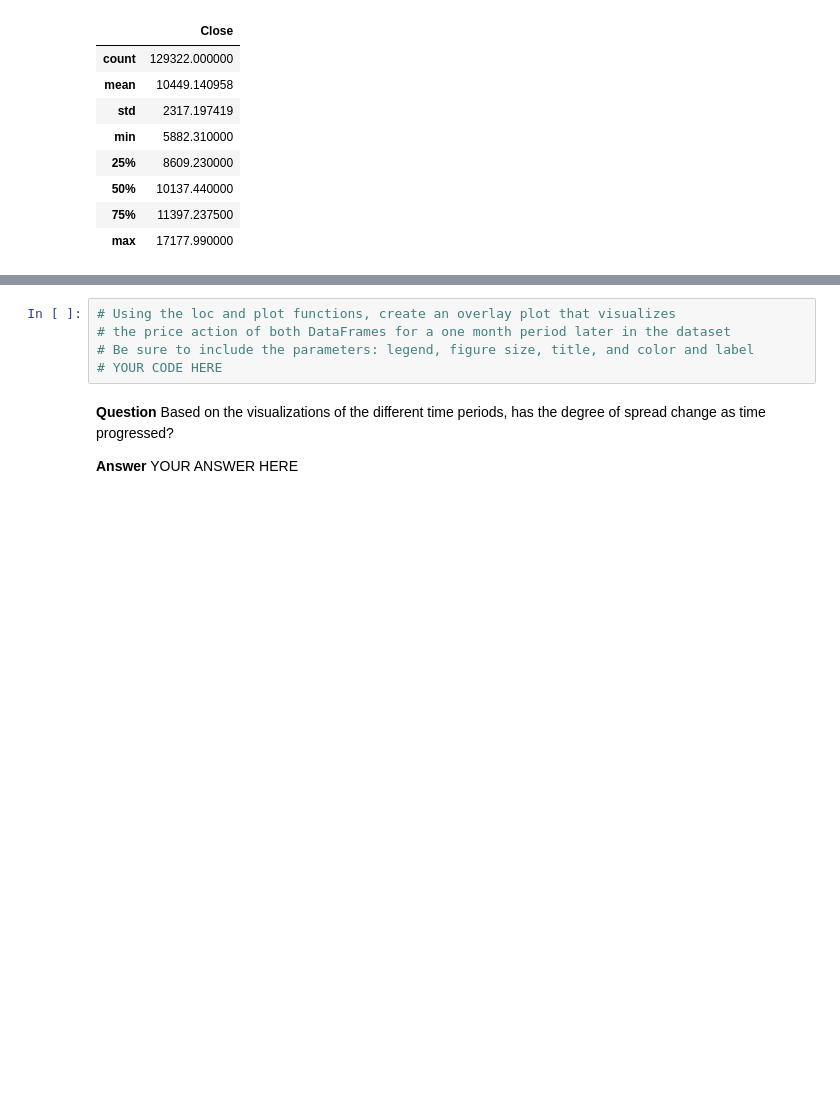
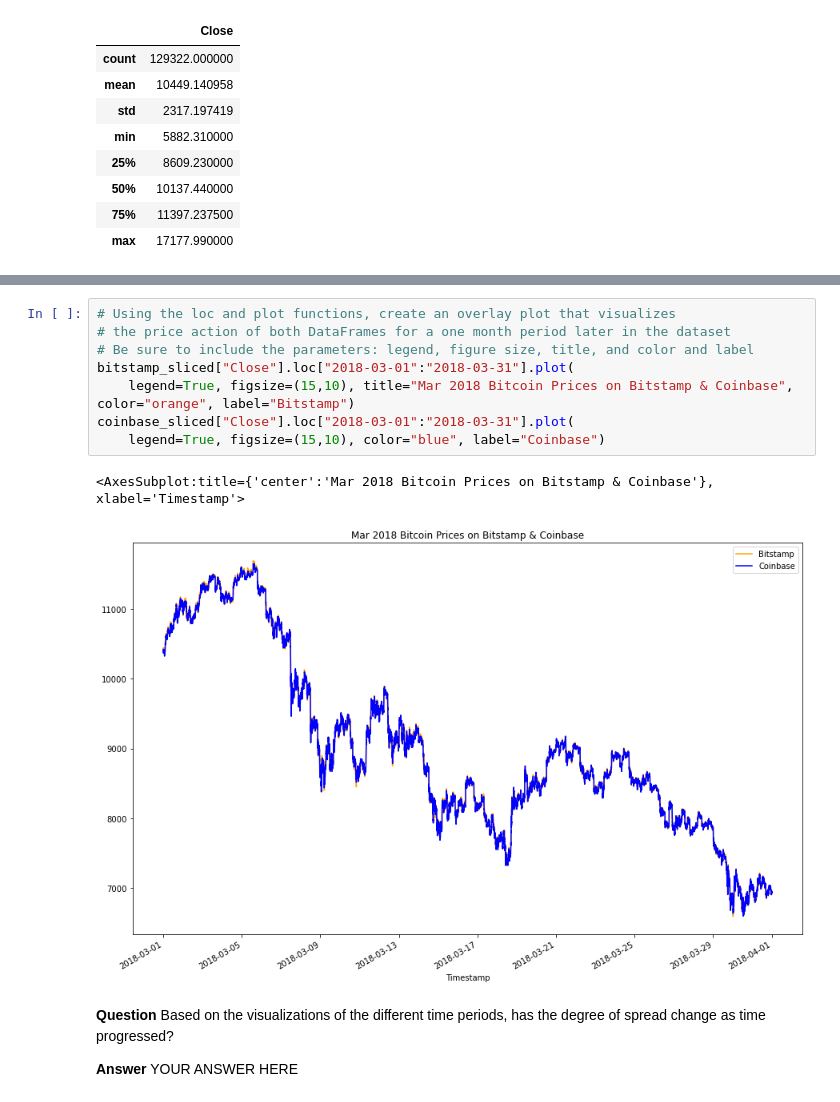
Before and after one commit to jimhitchcock/Crypto_Arbitrage, a Jupyter notebook: crypto_arbitrage.ipynb, the cells around one changed output, grey strips where cells are left out. Drawn from its saved outputs; the diff is of its cells as text; blank space fills up the shorter version.

```diff
--- a/crypto_arbitrage.ipynb
+++ b/crypto_arbitrage.ipynb
@@ -369,8 +362,14 @@ coinbase_sliced["Close"].plot(legend=True, figsize=(15,10), color="blue", label=
 # %%
 # Using the loc and plot functions, create an overlay plot that visualizes
 # the price action of both DataFrames for a one month period later in the dataset
 # Be sure to include the parameters: legend, figure size, title, and color and label
-# YOUR CODE HERE
+bitstamp_sliced["Close"].loc["2018-03-01":"2018-03-31"].plot(
+    legend=True, figsize=(15,10), title="Mar 2018 Bitcoin Prices on Bitstamp & Coinbase", color="orange", label="Bitstamp")
+coinbase_sliced["Close"].loc["2018-03-01":"2018-03-31"].plot(
+    legend=True, figsize=(15,10), color="blue", label="Coinbase")
+# %% [output]
+<AxesSubplot:title={'center':'Mar 2018 Bitcoin Prices on Bitstamp & Coinbase'}, xlabel='Timestamp'>
+[figure, added]
 # %% [markdown]
 **Question** Based on the visualizations of the different time periods, has the degree of spread change as time progressed?
 
```
Also changed, not shown: parts of 25 cells of this notebook.
